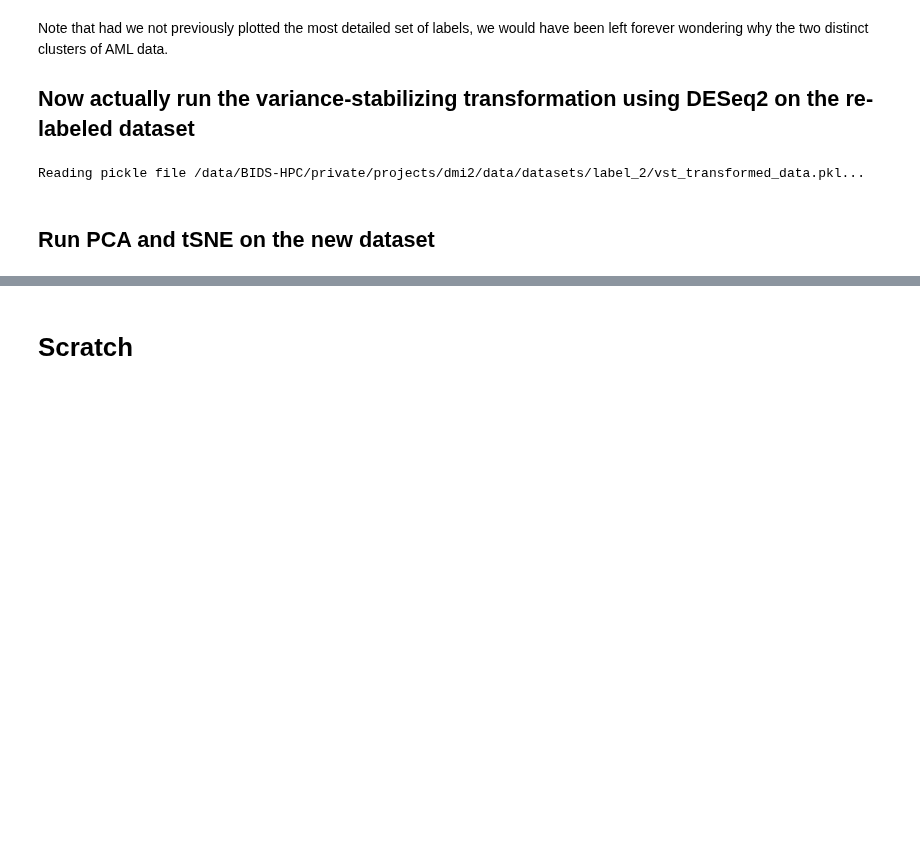
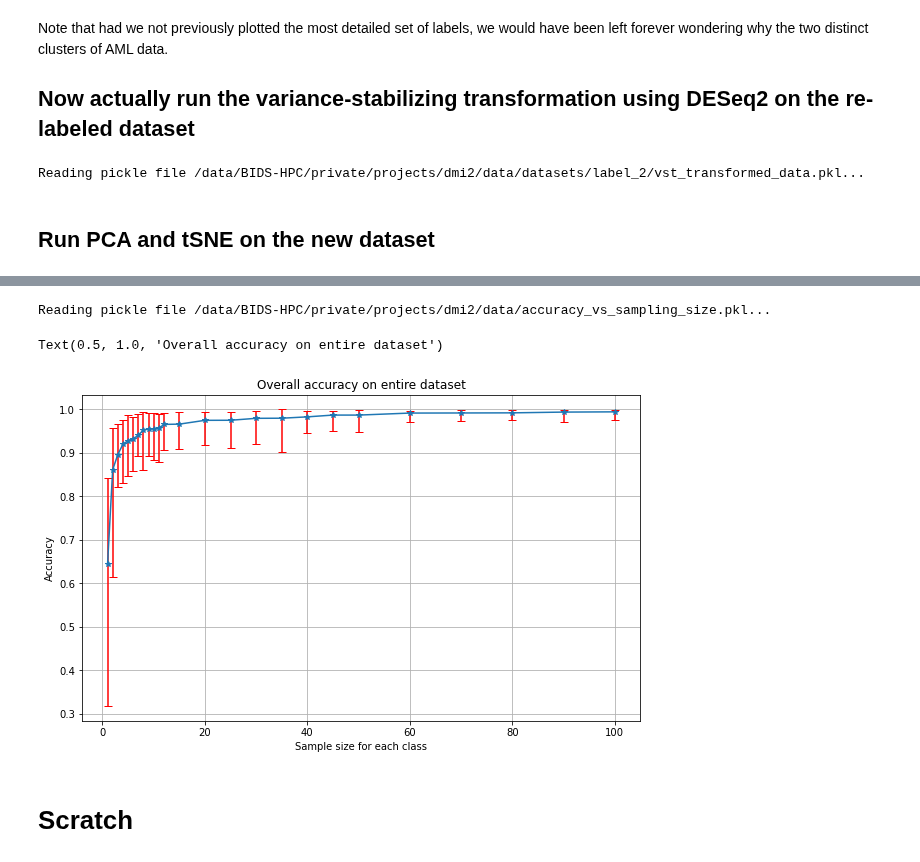
Before and after one commit to andrew-weisman/target_classification, a Jupyter notebook: main.ipynb, the cells around one changed output, grey strips where cells are left out. Drawn from its saved outputs; the diff is of its cells as text; code cells hidden in the pictures; blank space fills up the shorter version.

Commit message:
Plotted accuracy vs. sample size on dataset labeled by second set of labels

```diff
--- a/main.ipynb
+++ b/main.ipynb
@@ -281,2 +281,18 @@ ax.set_title('tSNE - VST - sample in gray on top of original')
+# %%
+accuracies, possible_n = tc.calculate_whole_dataset_accuracy_vs_bootstrap_sampling_size(X2, y2, project_directory, ntrials=50)
+
+import matplotlib.pyplot as plt
+import numpy as np
+means = accuracies.mean(axis=0)
+_, ax = plt.subplots(figsize=(10,6))
+_ = ax.errorbar(x=possible_n, y=means, yerr=np.row_stack((means-accuracies.min(axis=0), accuracies.max(axis=0)-means)), fmt='*-', ecolor='red', capsize=4)
+ax.grid(True)
+ax.set_xlabel('Sample size for each class')
+ax.set_ylabel('Accuracy')
+ax.set_title('Overall accuracy on entire dataset')
+# %% [output]
+Reading pickle file /data/BIDS-HPC/private/projects/dmi2/data/accuracy_vs_sampling_size.pkl...
+Text(0.5, 1.0, 'Overall accuracy on entire dataset')
+[figure, added]
 # %% [markdown]
 # Scratch
```
Also changed, not shown: parts of 26 cells of this notebook, 2 other files.
